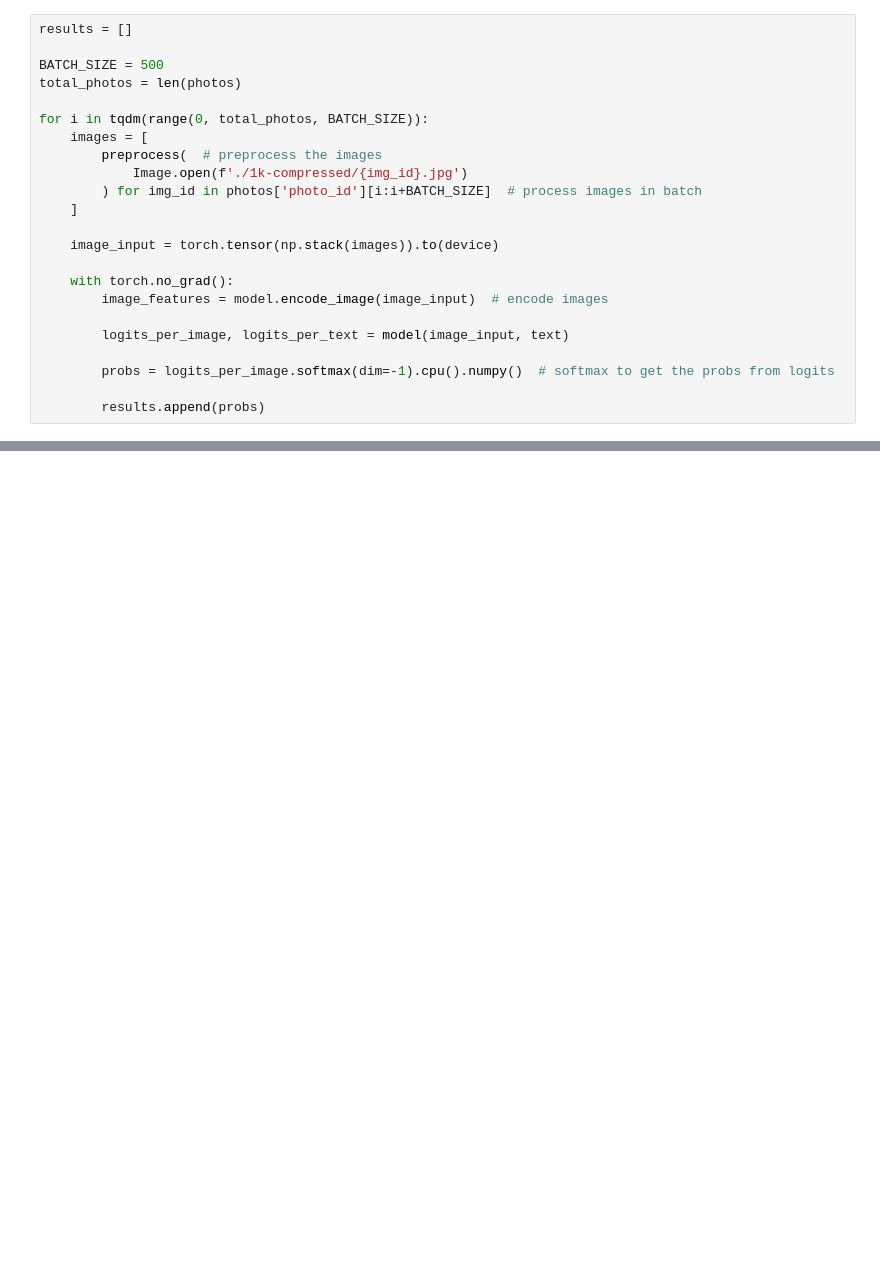
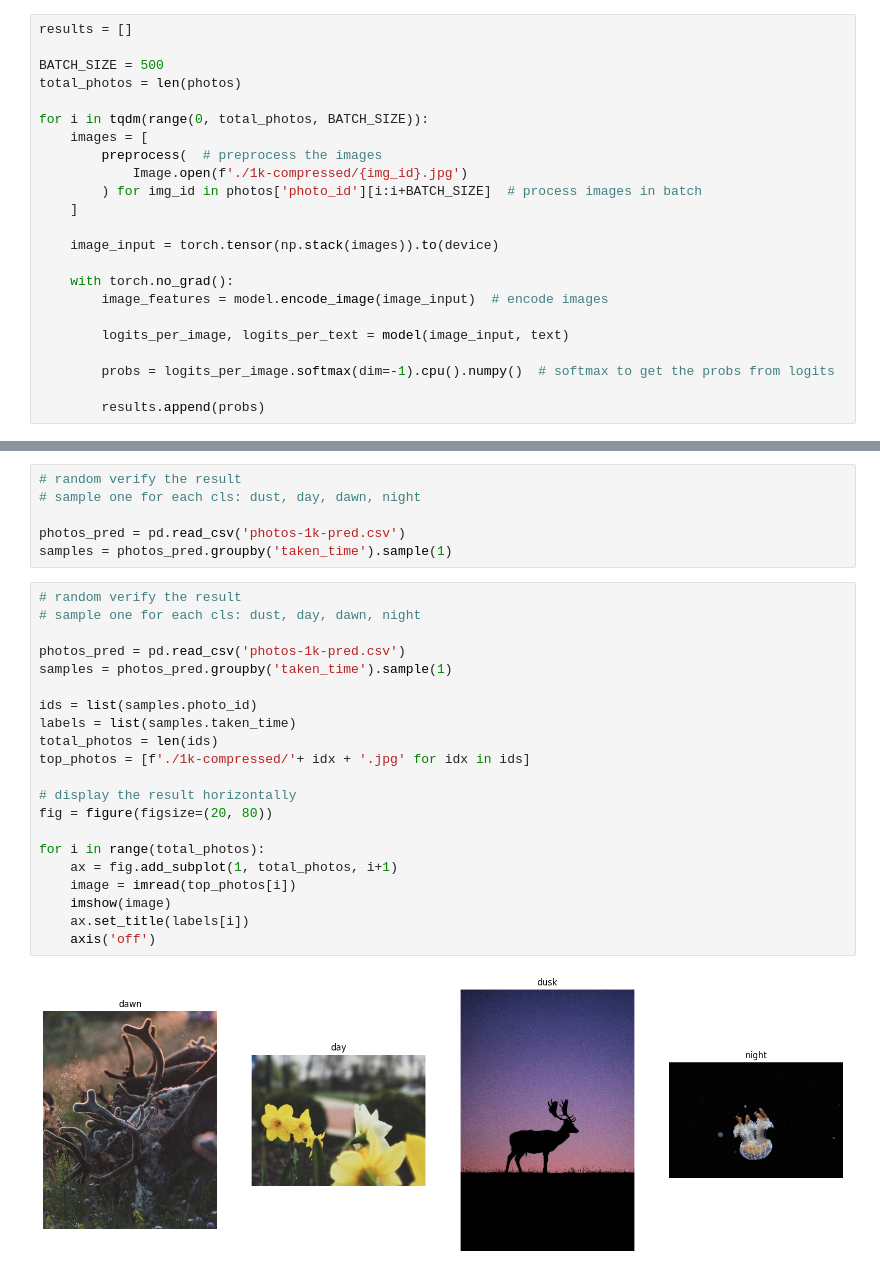
Before and after one commit to harrywang/clip-tasks, a Jupyter notebook: clip-img-cls.ipynb, the cells around one changed output, grey strips where cells are left out. Cells and saved outputs as stored; diff of their text form; blank space fills up the shorter version.

Commit message:
added random human evaluation

```diff
--- a/clip-img-cls.ipynb
+++ b/clip-img-cls.ipynb
@@ -107,3 +112,32 @@ photos['taken_time'] = predictions
 # %% [output]
 1000
 ['day' 'day' 'day' 'day' 'day' 'dawn' 'dawn' 'dawn' 'day' 'dawn']
+# %%
+# random verify the result
+# sample one for each cls: dust, day, dawn, night
+
+photos_pred = pd.read_csv('photos-1k-pred.csv')
+samples = photos_pred.groupby('taken_time').sample(1)
+# %%
+# random verify the result
+# sample one for each cls: dust, day, dawn, night
+
+photos_pred = pd.read_csv('photos-1k-pred.csv')
+samples = photos_pred.groupby('taken_time').sample(1)
+
+ids = list(samples.photo_id)
+labels = list(samples.taken_time)
+total_photos = len(ids)
+top_photos = [f'./1k-compressed/'+ idx + '.jpg' for idx in ids]
+
+# display the result horizontally
+fig = figure(figsize=(20, 80))
+
+for i in range(total_photos):
+    ax = fig.add_subplot(1, total_photos, i+1)
+    image = imread(top_photos[i])
+    imshow(image)
+    ax.set_title(labels[i])
+    axis('off')
+# %% [output]
+[figure, added]
```
Also changed, not shown: parts of 2 cells of this notebook, 1 other file.
